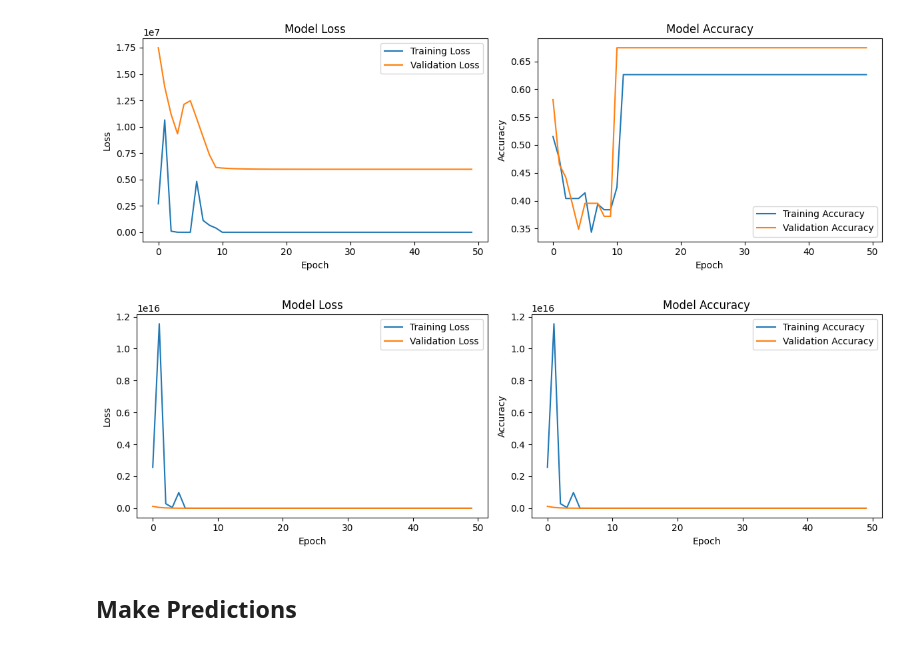
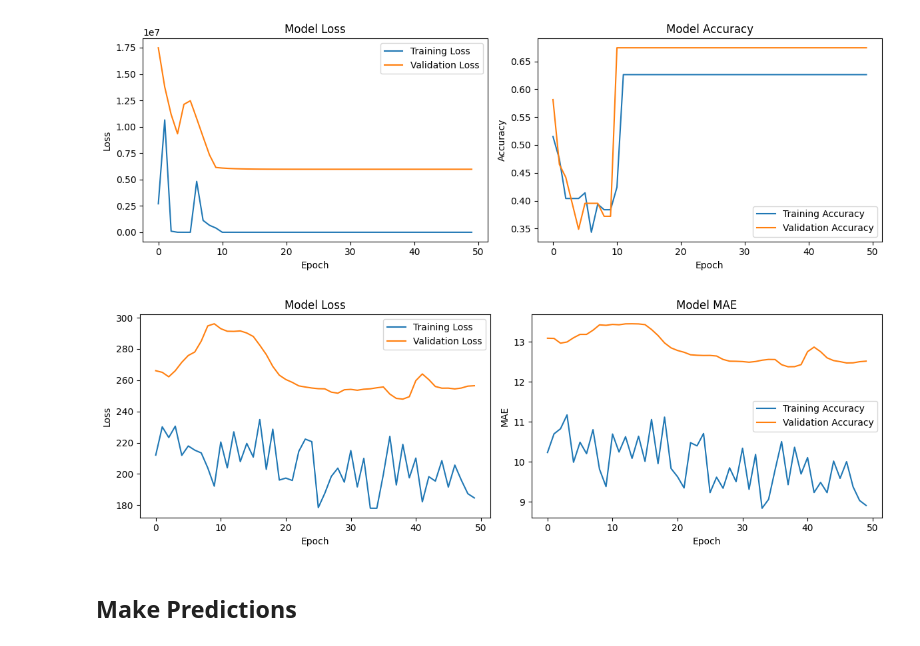
Before and after one commit to 0nadeko/GLOBEMMobileNet, a Jupyter notebook: 11-10_small-nn-milestone.ipynb, the cells around one changed output. Drawn from its saved outputs; the diff is of its cells as text; code cells hidden in the pictures.

```diff
--- a/11-10_small-nn-milestone.ipynb
+++ b/11-10_small-nn-milestone.ipynb
@@ -34,6 +36,15 @@ y_val_regression = val_reg['BDI2'].values
 
 input_dim_binary = X_train_binary.shape[1]
 input_dim_regression = X_train_reg.shape[1]
+
+#standard scaler
+scaler_binary = StandardScaler()
+# X_train_binary = scaler_binary.fit_transform(X_train_binary)
+# X_val_binary = scaler_binary.transform(X_val_binary)
+
+scaler_regression = StandardScaler()
+X_train_reg = scaler_regression.fit_transform(X_train_reg)
+X_val_reg = scaler_regression.transform(X_val_reg)
 # %% [markdown]
 ## Define Model Architecture
 One hidden layer with 5 units and dropout
@@ -129,7 +140,7 @@ model_binary.compile(
 model_BDI.compile(
     optimizer='adam',
     loss='mse',  # Adjust based on your task
-    metrics=['mse']  # Adjust based on your task
+    metrics=['mae']  # Adjust based on your task
 )
 # %% [markdown]
 ## Train Model
@@ -240,30 +251,30 @@ plt.show()
 # %%
 
 # Plot training history
 plt.figure(figsize=(12, 4))
 
 # Plot loss
 plt.subplot(1, 2, 1)
 plt.plot(history_bdi.history['loss'], label='Training Loss')
 plt.plot(history_bdi.history['val_loss'], label='Validation Loss')
 plt.title('Model Loss')
 plt.xlabel('Epoch')
 plt.ylabel('Loss')
 plt.legend()
 
 # Plot accuracy
 plt.subplot(1, 2, 2)
-plt.plot(history_bdi.history['mse'], label='Training Accuracy')
-plt.plot(history_bdi.history['val_mse'], label='Validation Accuracy')
-plt.title('Model Accuracy')
+plt.plot(history_bdi.history['mae'], label='Training Accuracy')
+plt.plot(history_bdi.history['val_mae'], label='Validation Accuracy')
+plt.title('Model MAE')
 plt.xlabel('Epoch')
-plt.ylabel('Accuracy')
+plt.ylabel('MAE')
 plt.legend()
 
 plt.tight_layout()
 plt.show()
 # %% [output]
-[figure, old version]
+[figure, new version]
 # %% [markdown]
 ## Make Predictions
 # %%
```
Also changed, not shown: parts of 10 cells of this notebook, 6 other files.
